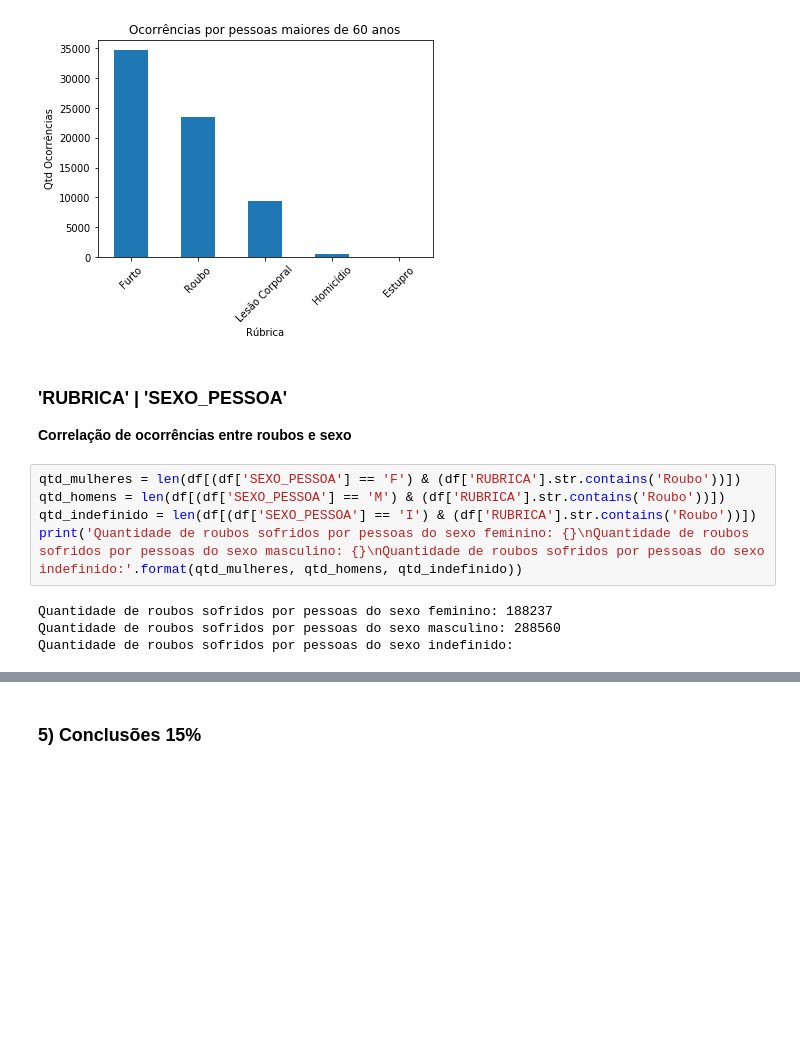
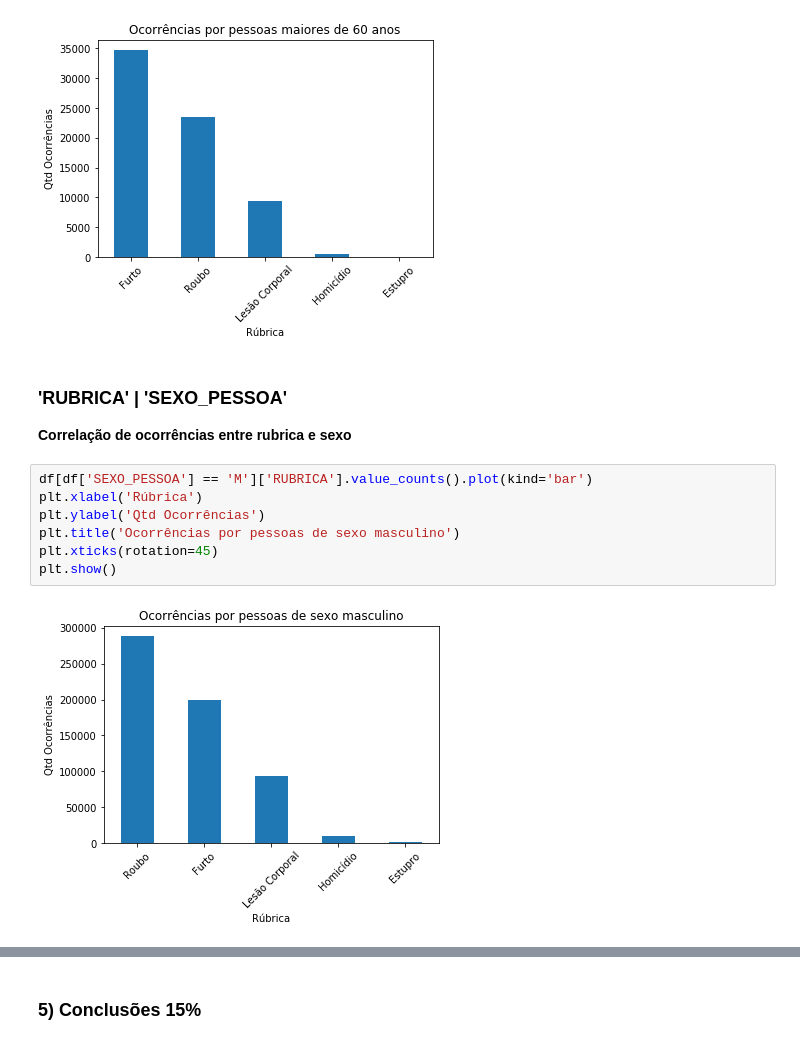
Before and after one commit to PedroHJSantos/aed_projeto_1, a Jupyter notebook: template.ipynb, the cells around one changed output, grey strips where cells are left out. Saved outputs shown, nothing was run; the diff lists cells and outputs as text; blank space fills up the shorter version.

Commit message:
Correlação ('RUBRICA' e 'SEXO_PESSOA')

```diff
--- a/template.ipynb
+++ b/template.ipynb
@@ -764,13 +764,13 @@ plt.show()
 [figure]
 # %% [markdown]
 ### 'RUBRICA' | 'SEXO_PESSOA'
-**Correlação de ocorrências entre roubos e sexo**
+**Correlação de ocorrências entre rubrica e sexo**
-# %%
-qtd_mulheres = len(df[(df['SEXO_PESSOA'] == 'F') & (df['RUBRICA'].str.contains('Roubo'))])
-qtd_homens = len(df[(df['SEXO_PESSOA'] == 'M') & (df['RUBRICA'].str.contains('Roubo'))])
-qtd_indefinido = len(df[(df['SEXO_PESSOA'] == 'I') & (df['RUBRICA'].str.contains('Roubo'))])
-print('Quantidade de roubos sofridos por pessoas do sexo feminino: {}\nQuantidade de roubos sofridos por pessoas do sexo masculino: {}\nQuantidade de roubos sofridos por pessoas do sexo indefinido:'.format(qtd_mulheres, qtd_homens, qtd_indefinido))
-# %% [output]
-Quantidade de roubos sofridos por pessoas do sexo feminino: 188237
-Quantidade de roubos sofridos por pessoas do sexo masculino: 288560
-Quantidade de roubos sofridos por pessoas do sexo indefinido:
+# %%
+df[df['SEXO_PESSOA'] == 'M']['RUBRICA'].value_counts().plot(kind='bar')
+plt.xlabel('Rúbrica')
+plt.ylabel('Qtd Ocorrências')
+plt.title('Ocorrências por pessoas de sexo masculino')
+plt.xticks(rotation=45)
+plt.show()
+# %% [output]
+[figure, added]
```
Also changed, not shown: parts of 2 cells of this notebook.
